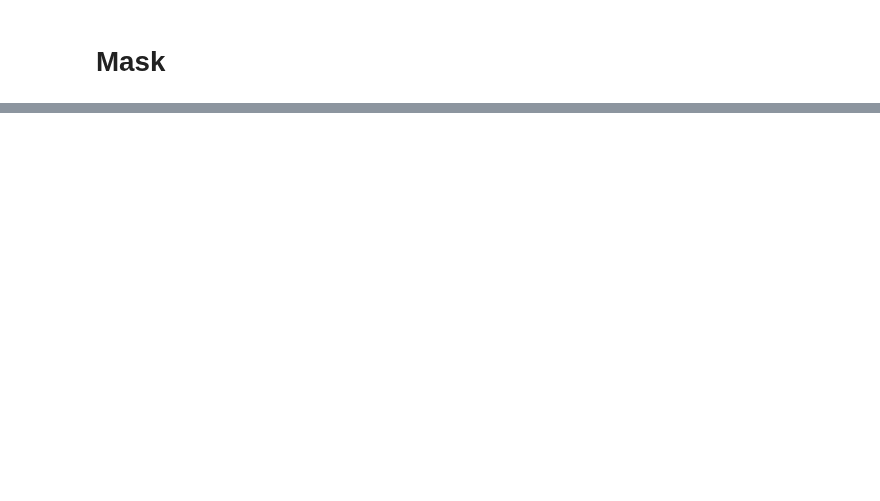
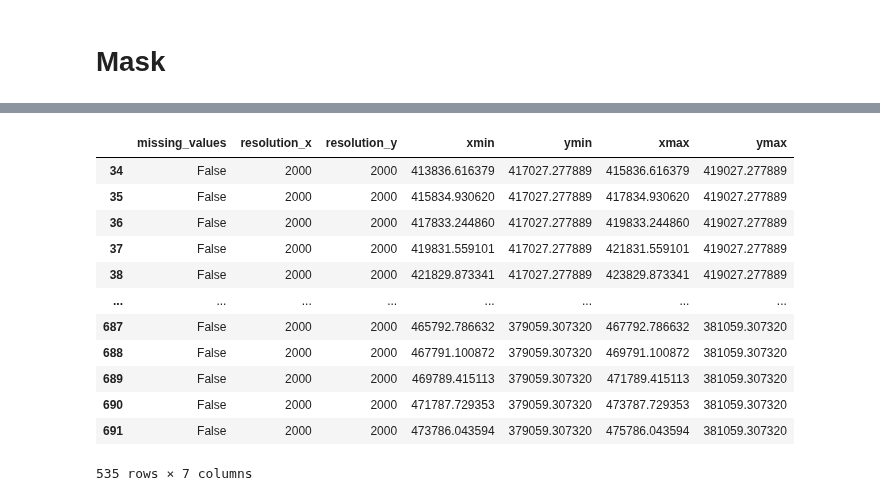
Before and after one commit to MatthewJWhittle/shefflied-bats, a Jupyter notebook: pipelines/prepare-veg-height-training-data.ipynb, the cells around one changed output, grey strips where cells are left out. Saved outputs shown, nothing was run; the diff lists cells and outputs as text; code cells hidden in the pictures; blank space fills up the shorter version.

```diff
--- a/pipelines/prepare-veg-height-training-data.ipynb
+++ b/pipelines/prepare-veg-height-training-data.ipynb
@@ -229,0 +203,28 @@ mask.plot()
+# %%
+mask_df = mask_coarse.to_dataframe(name='missing_values')
+mask_df.reset_index(inplace=True)
+mask_df["resolution_x"] = target_resolution
+mask_df["resolution_y"] = target_resolution
+mask_df["xmin"] = mask_df.x
+mask_df["ymin"] = mask_df.y
+mask_df["xmax"] = mask_df.x + mask_df.resolution_x
+mask_df["ymax"] = mask_df.y + (mask_df.resolution_y)
+mask_df = mask_df.drop(columns=['x', 'y', "band", "spatial_ref"])
+mask_df = mask_df[~mask_df.missing_values]
+
+mask_df.to_csv("data/processed/s2-lidar/valid-bounding-boxes.csv", index=False)
+mask_df
+# %% [output]
+|  | missing_values | resolution_x | resolution_y | xmin | ymin | xmax | ymax |
+| 34 | False | 2000 | 2000 | 413836.616379 | 417027.277889 | 415836.616379 | 419027.277889 |
+| 35 | False | 2000 | 2000 | 415834.930620 | 417027.277889 | 417834.930620 | 419027.277889 |
+| 36 | False | 2000 | 2000 | 417833.244860 | 417027.277889 | 419833.244860 | 419027.277889 |
+| 37 | False | 2000 | 2000 | 419831.559101 | 417027.277889 | 421831.559101 | 419027.277889 |
+| 38 | False | 2000 | 2000 | 421829.873341 | 417027.277889 | 423829.873341 | 419027.277889 |
+| ... | ... | ... | ... | ... | ... | ... | ... |
+| 687 | False | 2000 | 2000 | 465792.786632 | 379059.307320 | 467792.786632 | 381059.307320 |
+| 688 | False | 2000 | 2000 | 467791.100872 | 379059.307320 | 469791.100872 | 381059.307320 |
+| 689 | False | 2000 | 2000 | 469789.415113 | 379059.307320 | 471789.415113 | 381059.307320 |
+| 690 | False | 2000 | 2000 | 471787.729353 | 379059.307320 | 473787.729353 | 381059.307320 |
+| 691 | False | 2000 | 2000 | 473786.043594 | 379059.307320 | 475786.043594 | 381059.307320 |
+535 rows × 7 columns
```
Also changed, not shown: parts of 9 cells of this notebook, 7 other files.
